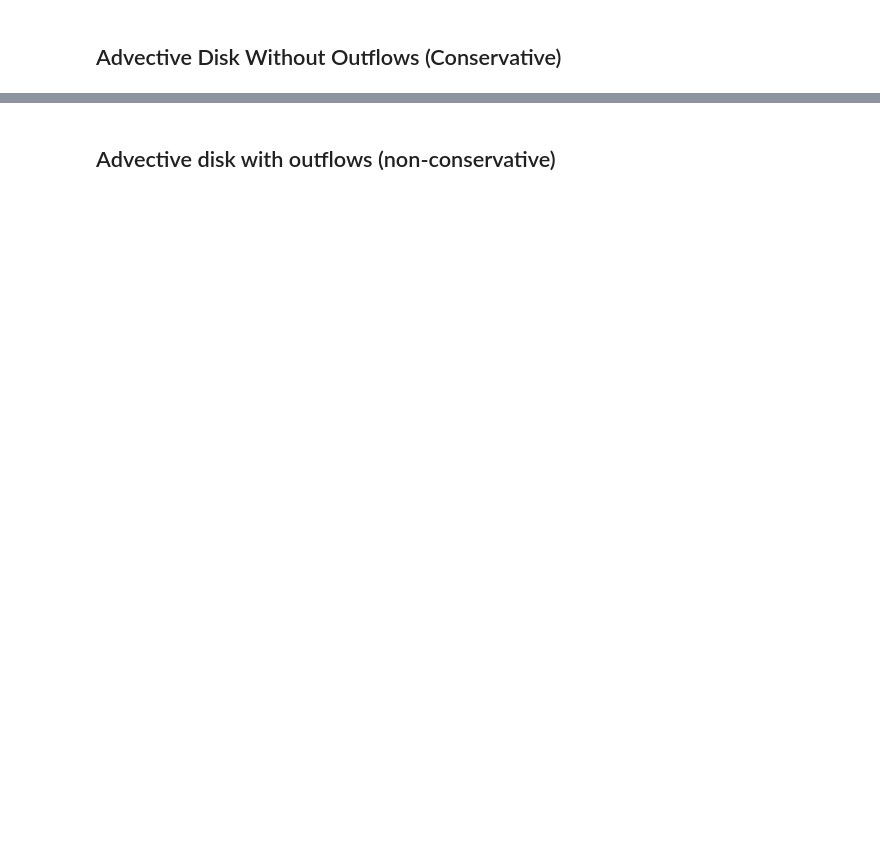
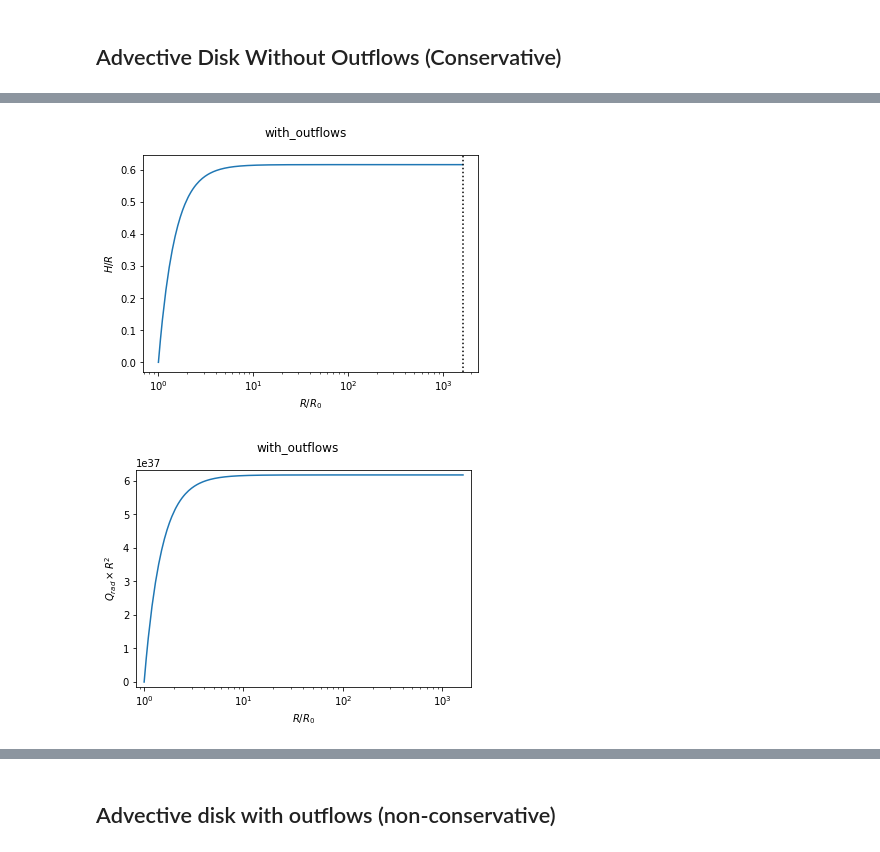
Before and after one commit to andresgur/lipunova, a Jupyter notebook: accretion_disks.ipynb, the cells around one changed output, grey strips where cells are left out. Drawn from its saved outputs; the diff is of its cells as text; code cells hidden in the pictures; blank space fills up the shorter version.

```diff
--- a/accretion_disks.ipynb
+++ b/accretion_disks.ipynb
@@ -131,0 +195,78 @@ We can see that advection transports the energy inwards in the inner regions, wh
+# %%
+%matplotlib inline
+mdot = 1000
+disk = DiskWithOutflows(M, mdot, alpha, Rmin=1, spin=0)
+disk.Rmax = disk.Rsph # set the maximum radius to the spherization radius where the outflow starts to develop
+solution = disk.solve(step=0.1, max_nodes=2000000, verbose=1)
+R = solution.x
+r = R / disk.R0
+w = keplerian_angular_w(R, disk.M)
+Mdot = solution.y[0]
+Wrphi = solution.y[1]
+height = disk.H(Wrphi, w)
+Qrad = disk.Q_rad(height, R)
+
+# H /R
+fig = plt.figure()
+fig.suptitle("%s" % disk.name)
+plt.plot(r, height/ R)
+plt.axvline(1.62 * disk.mdot, color="black", label="1.62 $\dot{m}$", ls=":")
+plt.ylabel("$H/R$")
+plt.xlabel("$R / R_0$")
+plt.xscale("log")
+# Qrad
+fig = plt.figure()
+fig.suptitle("%s" % disk.name)
+plt.plot(r, Qrad * R**2)
+plt.ylabel("$Q_{rad} \\times R^2$")
+plt.xscale("log")
+plt.margins(x=0.025, y=0.025)
+plt.xlabel("$R / R_0$")
+
+
+# Mdot
+plt.figure()
+# Analytical result from Lipunova+99
+Mdot_r = disk.Mdot_0 * (disk.Rsph/r)**(3 / 2) * (1 + 3/2 *(r)**(5/2)) / (1 + 3/2 * (disk.Rsph)**(5/2))
+plt.plot(r, Mdot / disk.Mdot_0, label="Numerical")
+plt.plot(r, Mdot_r / disk.Mdot_0, label="Analytical (Lipunova+99)", ls="--")
+plt.legend()
+plt.ylabel("$\dot{M}(r)$ / $\dot{M}_0$")
+plt.xlabel("$R / R_0$")
+plt.xscale("log")
+
+# torque
+plt.figure()
+fig.suptitle("%s" % disk.name)
+# Analytical solutions from Lipunova+99
+Wrphi_lipunova = Mdot_r * w / (4 * np.pi) * (1 - (r)**(5/2)) / (1 + 3/2 * (r)**(5/2))
+plt.plot(r, Wrphi, label="Numerical")
+plt.plot(r, Wrphi_lipunova, label="Analytical (Lipunova+99)", ls="--")
+plt.xlabel("$R / R_0$")
+plt.ylabel("W$_{r\phi}$")
+plt.margins(y=0.025)
+plt.legend()
+# density
+
+density = disk.density(Wrphi, height, w)
+fig = plt.figure()
+fig.suptitle("%s" % disk.name)
+margin = 300
+plt.plot(r[margin:], density[margin:]) # avoid the singularity at R_0
+plt.yscale("log")
+plt.margins(x=0.025, y=0.025)
+plt.ylabel("$\\rho$ (g/cm$^3$)")
+plt.xlabel("$R / R_0$")
+
+# radial velocity
+plt.figure()
+fig.suptitle("%s" % disk.name)
+v_r = disk.v_r(Mdot, height, density, R)
+plt.plot(r[200:], v_r[200:]/c) # avoid the singularity at R_0
+plt.margins(x=0.025, y=0.025)
+plt.ylabel("$V_r / c$")
+plt.xlabel("$R / R_0$")
+print("Is energy conserved in %s disks?" % disk.name)
+Q = -3/4 * w * Wrphi
+print(np.allclose(Qrad[margin:], Q[margin:])) # avoid the singularity at R_0
+# %% [output]
@@ -131,0 +279,2 @@ We can see that advection transports the energy inwards in the inner regions, wh
+[figure, added]
+[figure, added]
```
Also changed, not shown: parts of 10 cells of this notebook, 1 other file.
